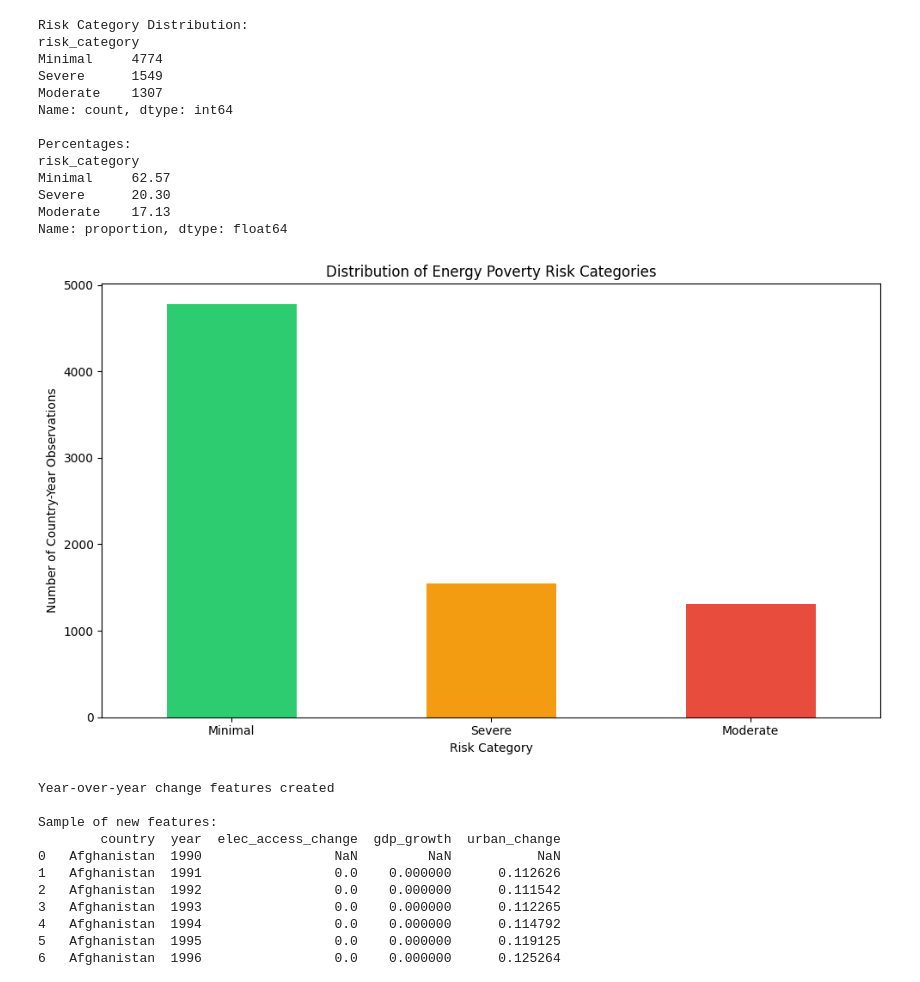
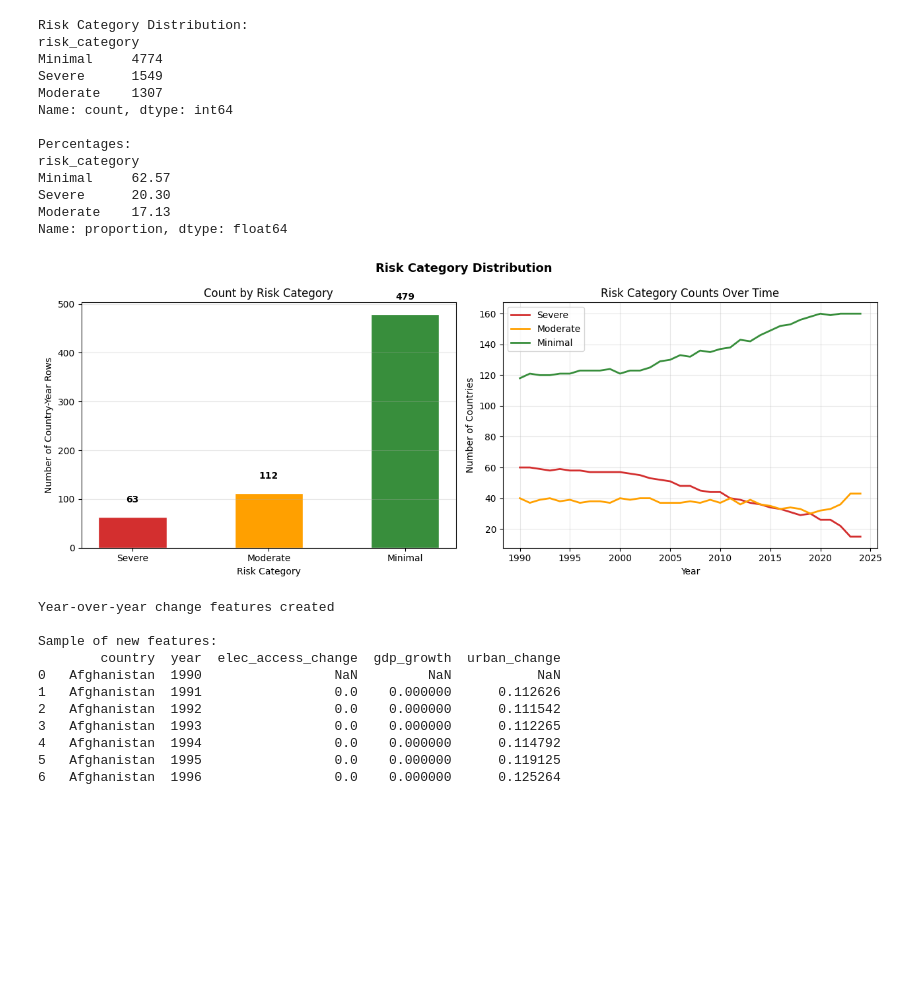
Before and after one commit to npydipati/CAP5771_npydipati, a Jupyter notebook: data_wrangling.ipynb, the cells around one changed output. Cells and saved outputs as stored; diff of their text form; code cells hidden in the pictures; blank space fills up the shorter version.

```diff
--- a/data_wrangling.ipynb
+++ b/data_wrangling.ipynb
@@ -546,16 +540,39 @@ Moderate    17.13
 Name: proportion, dtype: float64
 # %%
 # Visualize risk category distribution
-plt.figure(figsize=(10, 6))
-df_clean['risk_category'].value_counts().plot(kind='bar', color=['#2ecc71', '#f39c12', '#e74c3c'])
-plt.title('Distribution of Energy Poverty Risk Categories')
-plt.xlabel('Risk Category')
-plt.ylabel('Number of Country-Year Observations')
-plt.xticks(rotation=0)
+fig, axes = plt.subplots(1, 2, figsize=(13, 5))
+fig.suptitle("Risk Category Distribution", fontsize=13, fontweight='bold')
+
+order  = ['Severe', 'Moderate', 'Minimal']
+colors = ['#D32F2F', '#FFA000', '#388E3C']
+vals   = [counts.get(c, 0) for c in order]
+
+# Bar chart
+axes[0].bar(order, vals, color=colors, edgecolor='white', width=0.5)
+axes[0].set_xlabel("Risk Category")
+axes[0].set_ylabel("Number of Country-Year Rows")
+axes[0].set_title("Count by Risk Category")
+for i, v in enumerate(vals):
+    axes[0].text(i, v + 30, str(v), ha='center', fontweight='bold')
+axes[0].grid(True, axis='y', alpha=0.3)
+
+# Risk mix over time
+risk_by_year = (df_clean.groupby(['year', 'risk_category'])
+                .size().unstack(fill_value=0))
+for cat, col in zip(order, colors):
+    if cat in risk_by_year.columns:
+        axes[1].plot(risk_by_year.index, risk_by_year[cat],
+                     label=cat, color=col, linewidth=2)
+axes[1].set_xlabel("Year")
+axes[1].set_ylabel("Number of Countries")
+axes[1].set_title("Risk Category Counts Over Time")
+axes[1].legend()
+axes[1].grid(True, alpha=0.3)
+
 plt.tight_layout()
 plt.show()
 # %% [output]
-[figure, old version]
+[figure, new version]
 # %%
 # Year-over-year change in electricity access
 df_clean['elec_access_change'] = df_clean.groupby('country_code')['electricity_access'].diff()
```
Also changed, not shown: parts of 24 cells of this notebook, 7 other files.
